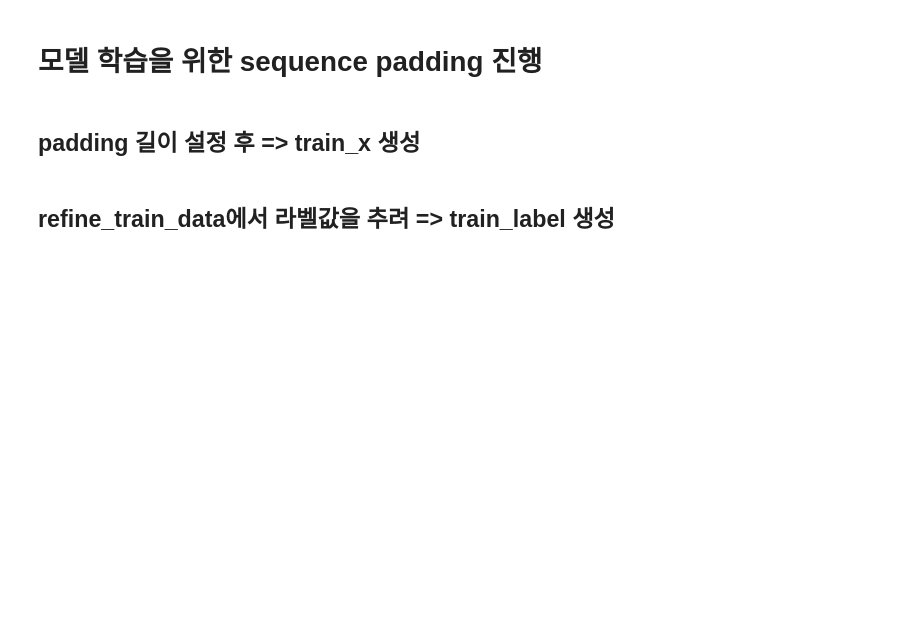
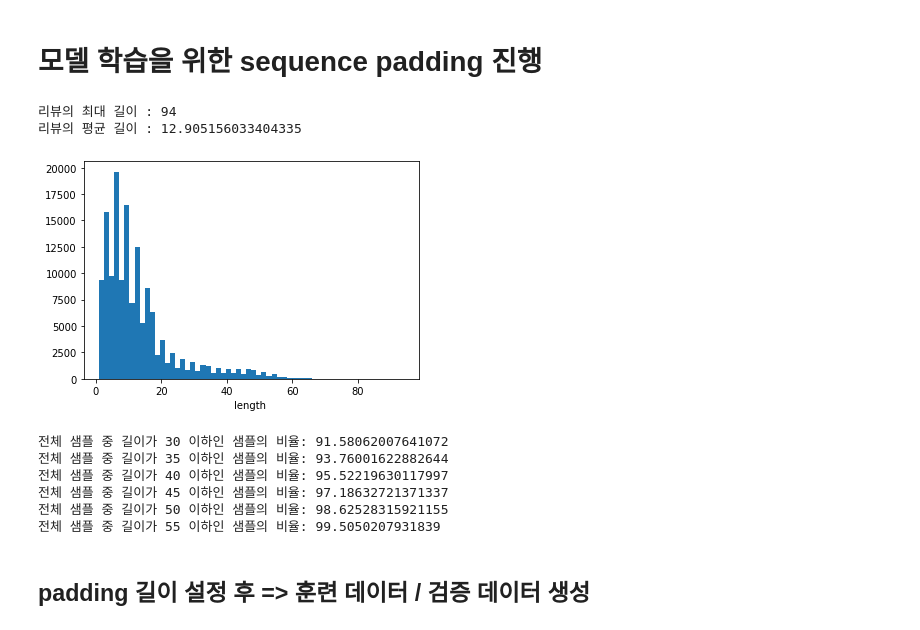
Before and after one commit to colinder/NaverMovieReviewNLP, a Jupyter notebook: NaverMovieReviewNLP.ipynb, the cells around one changed output. Cells and saved outputs as stored; diff of their text form; code cells hidden in the pictures; blank space fills up the shorter version.

```diff
--- a/NaverMovieReviewNLP.ipynb
+++ b/NaverMovieReviewNLP.ipynb
@@ -414,7 +370,7 @@ ex_train_data
 # %%
 # 테스트를 위해 데이터 분리 및 임베딩 데이터 추가
-ex_train_data = train_data
-ex_test_data = test_data
+embadding_train_data = train_data
+embadding_test_data = test_data
 
-ex_train_data.insert(ex_train_data.shape[1], "token", enbadded_train_data)
-ex_test_data.insert(ex_train_data.shape[1], "token", embadded_test_data)
+embadding_train_data.insert(train_data.shape[1], "token", enbadded_train_data)
+embadding_test_data.insert(test_data.shape[1], "token", embadded_test_data)
@@ -423,8 +393,6 @@ ex_train_data.to_csv("ex_train_data.csv", encoding='utf-8-sig')
 # %%
 # 빈 리스트 행 확인
-train_drop = [i for i, v in enumerate(ex_train_data['token']) if v == []]
-test_drop = [i for i, v in enumerate(ex_test_data['token']) if v == []]
+train_drop = [i for i, v in enumerate(embadding_train_data['token']) if v == []]
+test_drop = [i for i, v in enumerate(embadding_test_data['token']) if v == []]
 
-print(len(train_drop))
-print(len(test_drop))
-print(train_drop)
+print('비어있는 행의 수 :', len(train_drop))
@@ -431,7 +405,8 @@ print(train_drop)
 # %%
 # 빈 리스트 행 제거 및 확인
-ex_train_data.drop(train_drop, inplace=True)
-ex_test_data.drop(test_drop, inplace=True)
+embadding_train_data.drop(train_drop, inplace=True)
+embadding_test_data.drop(test_drop, inplace=True)
 
-ex_train_data.reset_index(drop=True, inplace=True)
-ex_test_data.reset_index(drop=True, inplace=True)
+# 인덱스 초기화
+embadding_train_data.reset_index(drop=True, inplace=True)
+embadding_test_data.reset_index(drop=True, inplace=True)
@@ -440,26 +429,40 @@ refine_test_data.shape
 # %% [markdown]
 # 모델 학습을 위한 sequence padding 진행
 # %%
-print('리뷰의 최대 길이 :',max(len(l) for l in refine_train_data["token"]))
-print('리뷰의 평균 길이 :',sum(map(len, refine_train_data["token"]))/len(refine_train_data["token"]))
+print('리뷰의 최대 길이 :',max(len(l) for l in embadding_train_data["token"]))
+print('리뷰의 평균 길이 :',sum(map(len, embadding_train_data["token"]))/len(embadding_train_data["token"]))
 
 import matplotlib.pyplot as plt
-plt.hist([len(s) for s in refine_train_data["token"]], bins=60)
+plt.hist([len(s) for s in embadding_train_data["token"]], bins=60)
 plt.xlabel('length ')
 plt.show()
+# %% [output]
+리뷰의 최대 길이 : 94
+리뷰의 평균 길이 : 12.905156033404335
+[figure, added]
 # %%
 def belong(max_len, nested_list):
+    global optimize
     cnt = 0
     for s in nested_list:
         if(len(s) <= max_len):
             cnt = cnt + 1
-    print('전체 샘플 중 길이가 %s 이하인 샘플의 비율: %s'%(max_len, (cnt / len(nested_list))*100))
+        if (cnt / len(nested_list))*100 <= 98:
+            optimize = int((cnt / len(nested_list))*100)
+    print(f'전체 샘플 중 길이가 {max_len} 이하인 샘플의 비율: {(cnt / len(nested_list))*100}')
 
-max_len = 30
+optimize = 100
 for max_len in range(30, 60, 5):
-    belong(max_len, refine_data["token"])
+    belong(max_len, embadding_train_data["token"])
+# %% [output]
+전체 샘플 중 길이가 30 이하인 샘플의 비율: 91.58062007641072
+전체 샘플 중 길이가 35 이하인 샘플의 비율: 93.76001622882644
+전체 샘플 중 길이가 40 이하인 샘플의 비율: 95.52219630117997
+전체 샘플 중 길이가 45 이하인 샘플의 비율: 97.18632721371337
+전체 샘플 중 길이가 50 이하인 샘플의 비율: 98.62528315921155
+전체 샘플 중 길이가 55 이하인 샘플의 비율: 99.5050207931839
 # %% [markdown]
-## padding 길이 설정 후 => train_x 생성
+## padding 길이 설정 후 => 훈련 데이터 / 검증 데이터 생성
 # %%
 from keras.preprocessing import sequence
 
@@ -469,2 +473,0 @@ print(train_x[:3], type(traind_x))
-# %% [markdown]
-## refine_train_data에서 라벨값을 추려 => train_label 생성
```
Also changed, not shown: parts of 40 cells of this notebook, 9 other files.
